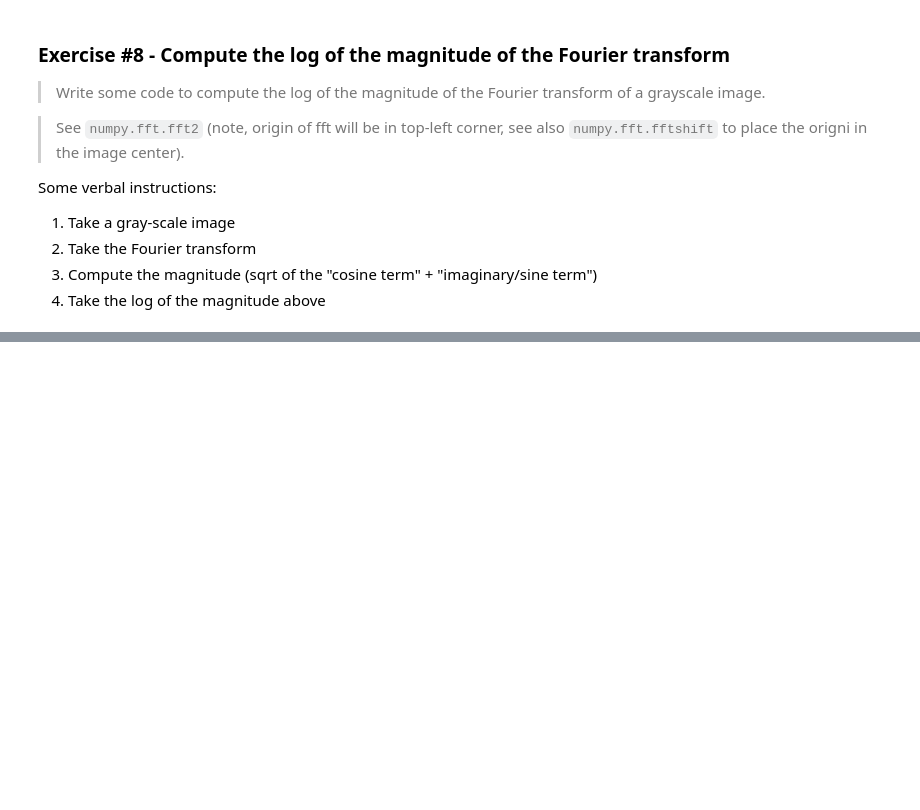
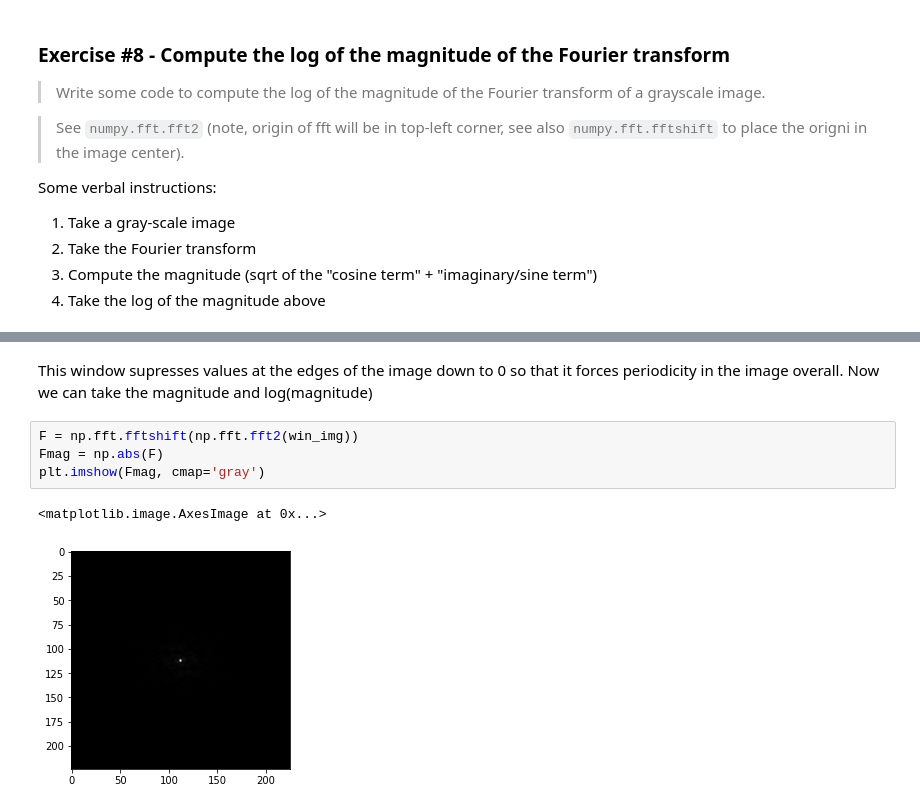
Before and after one commit to TifMoe/computer-vision-course, a Jupyter notebook: notebooks/2-image-filtering.ipynb, the cells around one changed output, grey strips where cells are left out. Saved outputs shown, nothing was run; the diff lists cells and outputs as text; blank space fills up the shorter version.

```diff
--- a/notebooks/2-image-filtering.ipynb
+++ b/notebooks/2-image-filtering.ipynb
@@ -463,0 +493,9 @@ f = np.fft.fft2(img)
+# %% [markdown]
+This window supresses values at the edges of the image down to 0 so that it forces periodicity in the image overall. Now we can take the magnitude and log(magnitude)
+# %%
+F = np.fft.fftshift(np.fft.fft2(win_img))
+Fmag = np.abs(F)
+plt.imshow(Fmag, cmap='gray')
+# %% [output]
+<matplotlib.image.AxesImage at 0x...>
+[figure, added]
```
Also changed, not shown: parts of 5 cells of this notebook.
